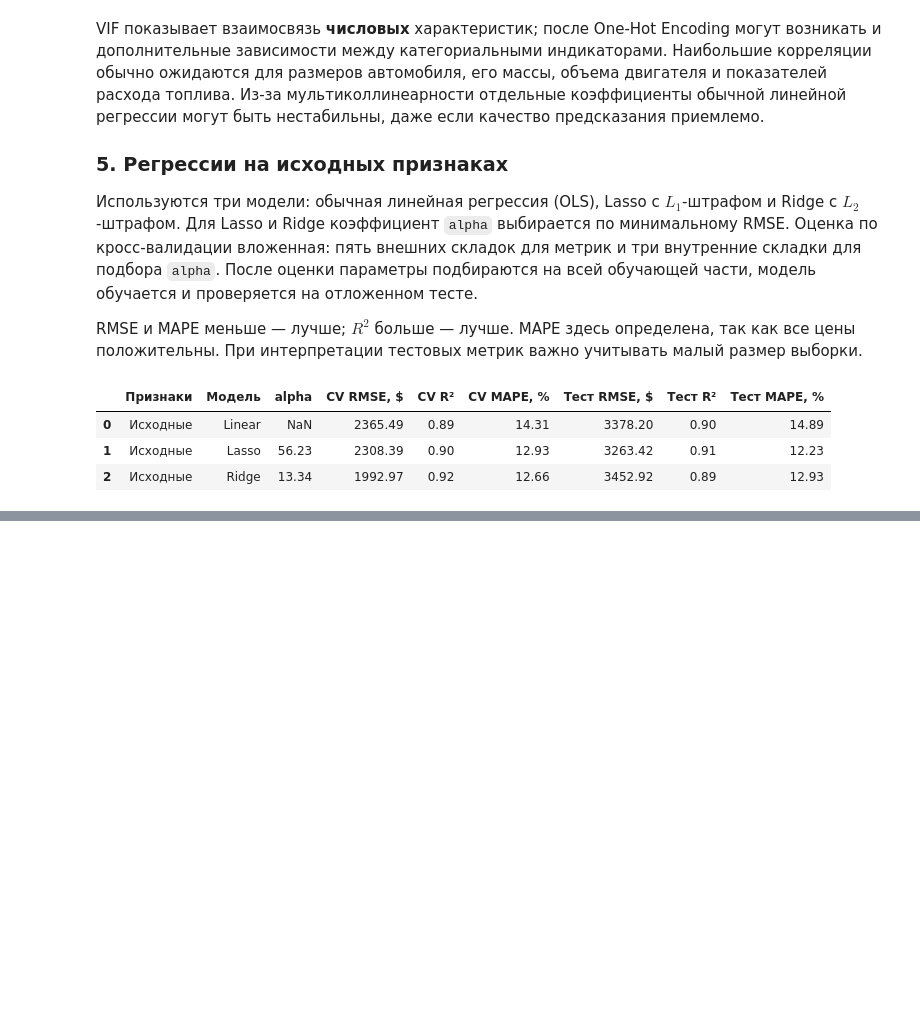
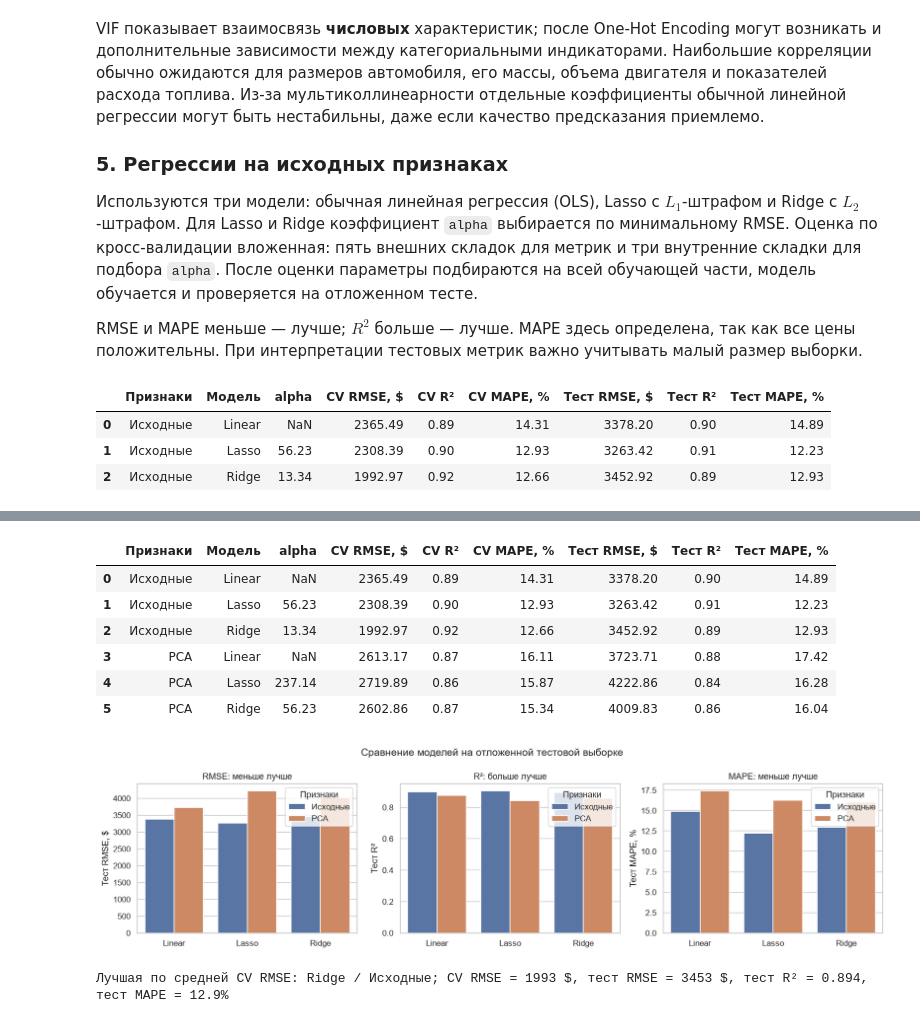
Before and after one commit to Dmewtriy/ML, a Jupyter notebook: lab1.ipynb, the cells around one changed output, grey strips where cells are left out. Drawn from its saved outputs; the diff is of its cells as text; code cells hidden in the pictures; blank space fills up the shorter version.

Commit message:
feat: add PCA comparison and complete report

```diff
--- a/lab1.ipynb
+++ b/lab1.ipynb
@@ -259,0 +306,33 @@ display(base_metrics.round(2))
+# %%
+pca_metrics, pca_models = assess_family(use_pca=True)
+comparison = pd.concat([base_metrics, pca_metrics], ignore_index=True)
+display(comparison.round(2))
+
+fig, axes = plt.subplots(1, 3, figsize=(15, 4))
+for ax, metric, title in zip(
+    axes,
+    ["Тест RMSE, $", "Тест R²", "Тест MAPE, %"],
+    ["RMSE: меньше лучше", "R²: больше лучше", "MAPE: меньше лучше"],
+):
+    sns.barplot(data=comparison, x="Модель", y=metric, hue="Признаки", ax=ax)
+    ax.set(title=title, xlabel="", ylabel=metric)
+fig.suptitle("Сравнение моделей на отложенной тестовой выборке", fontsize=14)
+fig.tight_layout()
+plt.show()
+
+best_cv = comparison.loc[comparison["CV RMSE, $"].idxmin()]
+print(f"Лучшая по средней CV RMSE: {best_cv['Модель']} / {best_cv['Признаки']}; "
+      f"CV RMSE = {best_cv['CV RMSE, $']:.0f} $, "
+      f"тест RMSE = {best_cv['Тест RMSE, $']:.0f} $, "
+      f"тест R² = {best_cv['Тест R²']:.3f}, "
+      f"тест MAPE = {best_cv['Тест MAPE, %']:.1f}%")
+# %% [output]
+|  | Признаки | Модель | alpha | CV RMSE, $ | CV R² | CV MAPE, % | Тест RMSE, $ | Тест R² | Тест MAPE, % |
+| 0 | Исходные | Linear | NaN | 2365.49 | 0.89 | 14.31 | 3378.20 | 0.90 | 14.89 |
+| 1 | Исходные | Lasso | 56.23 | 2308.39 | 0.90 | 12.93 | 3263.42 | 0.91 | 12.23 |
+| 2 | Исходные | Ridge | 13.34 | 1992.97 | 0.92 | 12.66 | 3452.92 | 0.89 | 12.93 |
+| 3 | PCA | Linear | NaN | 2613.17 | 0.87 | 16.11 | 3723.71 | 0.88 | 17.42 |
+| 4 | PCA | Lasso | 237.14 | 2719.89 | 0.86 | 15.87 | 4222.86 | 0.84 | 16.28 |
+| 5 | PCA | Ridge | 56.23 | 2602.86 | 0.87 | 15.34 | 4009.83 | 0.86 | 16.04 |
+[figure, added]
+Лучшая по средней CV RMSE: Ridge / Исходные; CV RMSE = 1993 $, тест RMSE = 3453 $, тест R² = 0.894, тест MAPE = 12.9%
```
Also changed, not shown: parts of 6 cells of this notebook.
